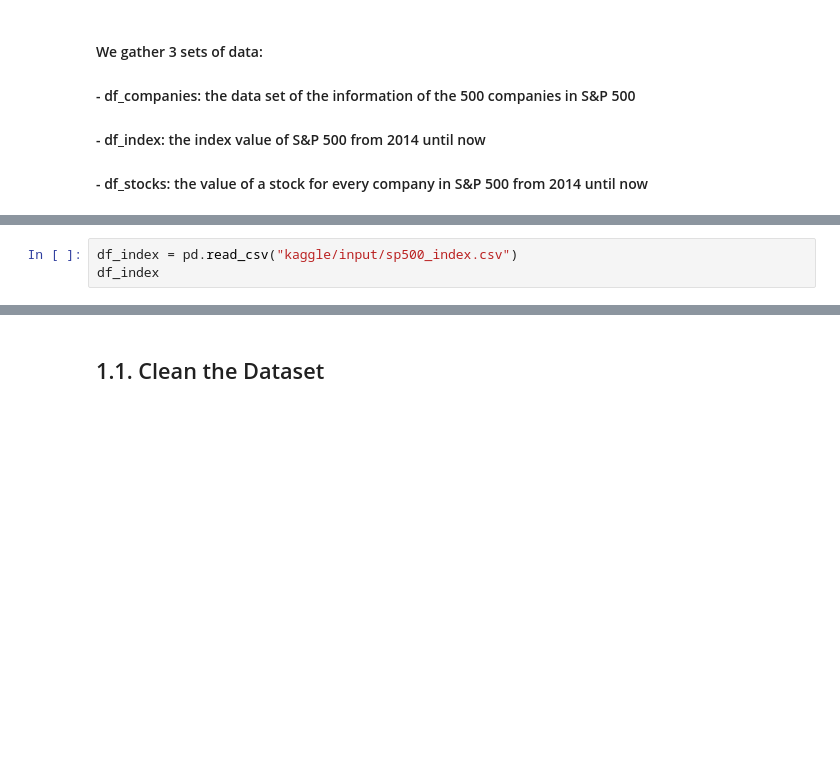
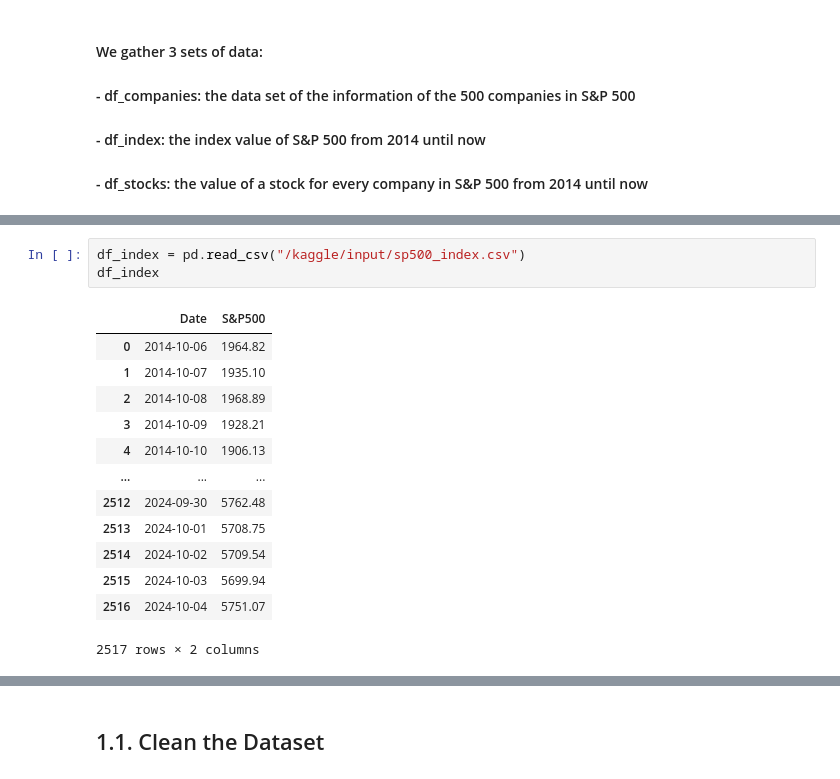
Before and after one commit to BaoTran685/SP500_Analysis, a Jupyter notebook: main.ipynb, the cells around one changed output, grey strips where cells are left out. Saved outputs shown, nothing was run; the diff lists cells and outputs as text; blank space fills up the shorter version.

```diff
--- a/main.ipynb
+++ b/main.ipynb
@@ -27,4 +43,18 @@ df_companies
 # %%
-df_index = pd.read_csv("kaggle/input/sp500_index.csv")
+df_index = pd.read_csv("/kaggle/input/sp500_index.csv")
 df_index
+# %% [output]
+|  | Date | S&P500 |
+| 0 | 2014-10-06 | 1964.82 |
+| 1 | 2014-10-07 | 1935.10 |
+| 2 | 2014-10-08 | 1968.89 |
+| 3 | 2014-10-09 | 1928.21 |
+| 4 | 2014-10-10 | 1906.13 |
+| ... | ... | ... |
+| 2512 | 2024-09-30 | 5762.48 |
+| 2513 | 2024-10-01 | 5708.75 |
+| 2514 | 2024-10-02 | 5709.54 |
+| 2515 | 2024-10-03 | 5699.94 |
+| 2516 | 2024-10-04 | 5751.07 |
+2517 rows × 2 columns
 # %%
```
Also changed, not shown: parts of 17 cells of this notebook.
